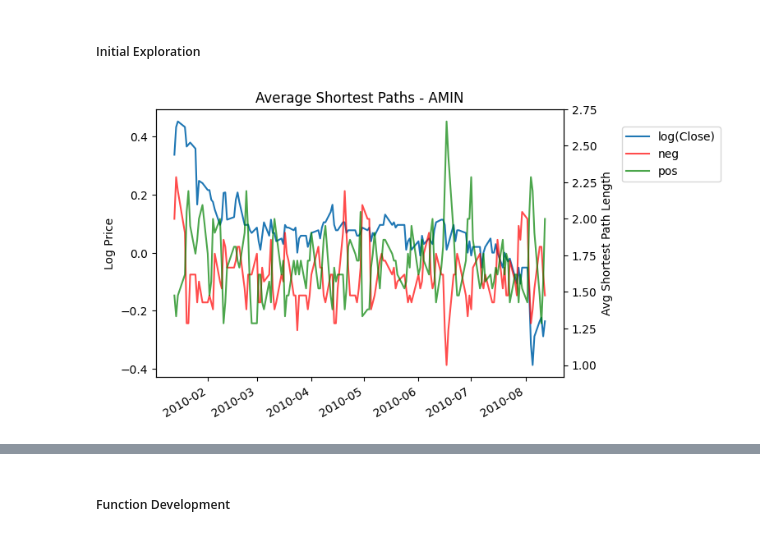
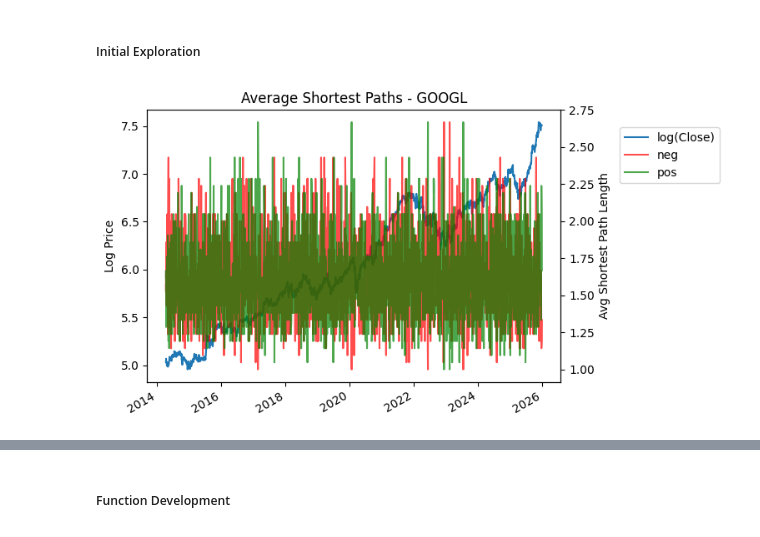
Before and after one commit to jgte29/datasci207sec10su26-group2-finalproj, a Jupyter notebook: avsp_simple_strategy.ipynb, the cells around one changed output, grey strips where cells are left out. Drawn from its saved outputs; the diff is of its cells as text; code cells hidden in the pictures.

```diff
--- a/avsp_simple_strategy.ipynb
+++ b/avsp_simple_strategy.ipynb
@@ -14,7 +15,7 @@ warnings.filterwarnings('ignore')
 - Will start with $1000 for each stock.
 - Buying will use up all capital for that stock and selling will sell all units of a stock.
 # %%
-NUM_COL = 'dlyclose'
+NUM_COL = 'true_prc'
 DATE_COL = 'dlycaldt'
 TICKER_COL1 = 'permno'
 TICKER_COL2 = 'ticker'
@@ -35,27 +36,26 @@ avsp.head()
 # %% [markdown]
 ##### Initial Exploration
 # %%
-ticker1 = 92212
-ticker2 = "AMIN"
-df = avsp[(avsp[TICKER_COL1] == ticker1) & (avsp[TICKER_COL2] == ticker2)].set_index(DATE_COL)
+ticker2 = "GOOGL"
+df = avsp[(avsp[TICKER_COL2] == ticker2)].set_index(DATE_COL)
 
 fig, ax1 = plt.subplots()
 
 ax1.plot(np.log(df[NUM_COL]), label="log(Close)")
 ax1.set_ylabel("Log Price")
 
 ax2 = ax1.twinx()
 ax2.plot(df["neg"], color="red", label="neg", alpha=0.7)
 ax2.plot(df["pos"], color="green", label="pos", alpha=0.7)
 ax2.set_ylabel("Avg Shortest Path Length")
 
 fig.legend(loc="upper left", bbox_to_anchor=(1, 0.85))
 plt.title(f"Average Shortest Paths - {df['ticker'].values[0]}")
 plt.xticks(rotation=45)
 fig.autofmt_xdate()
 plt.show()
 # %% [output]
-[figure, old version]
+[figure, new version]
 # %%
 curr_b = START_BALANCE
 curr_vol = 0
```
Also changed, not shown: parts of 10 cells of this notebook, 1 other file.
